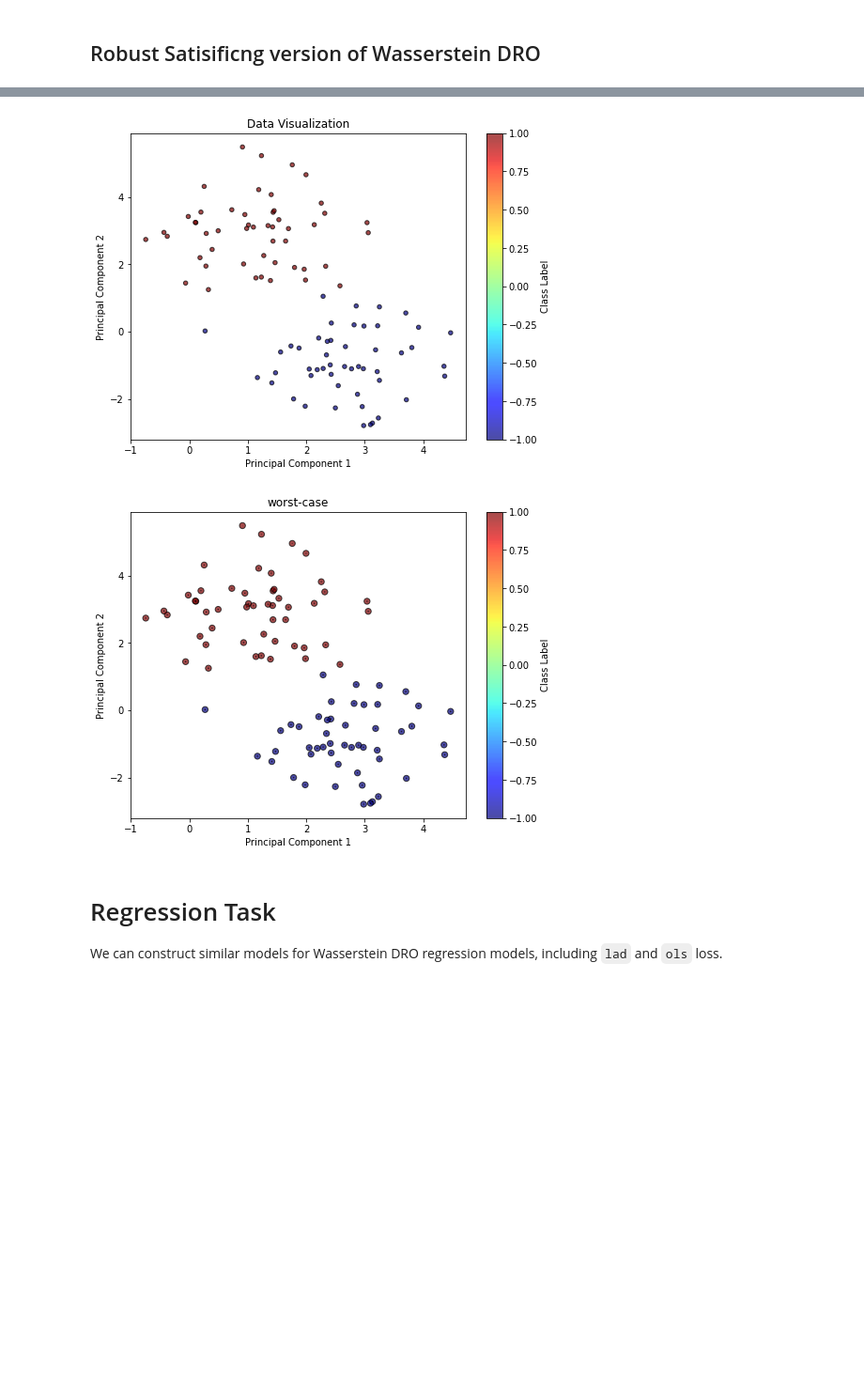
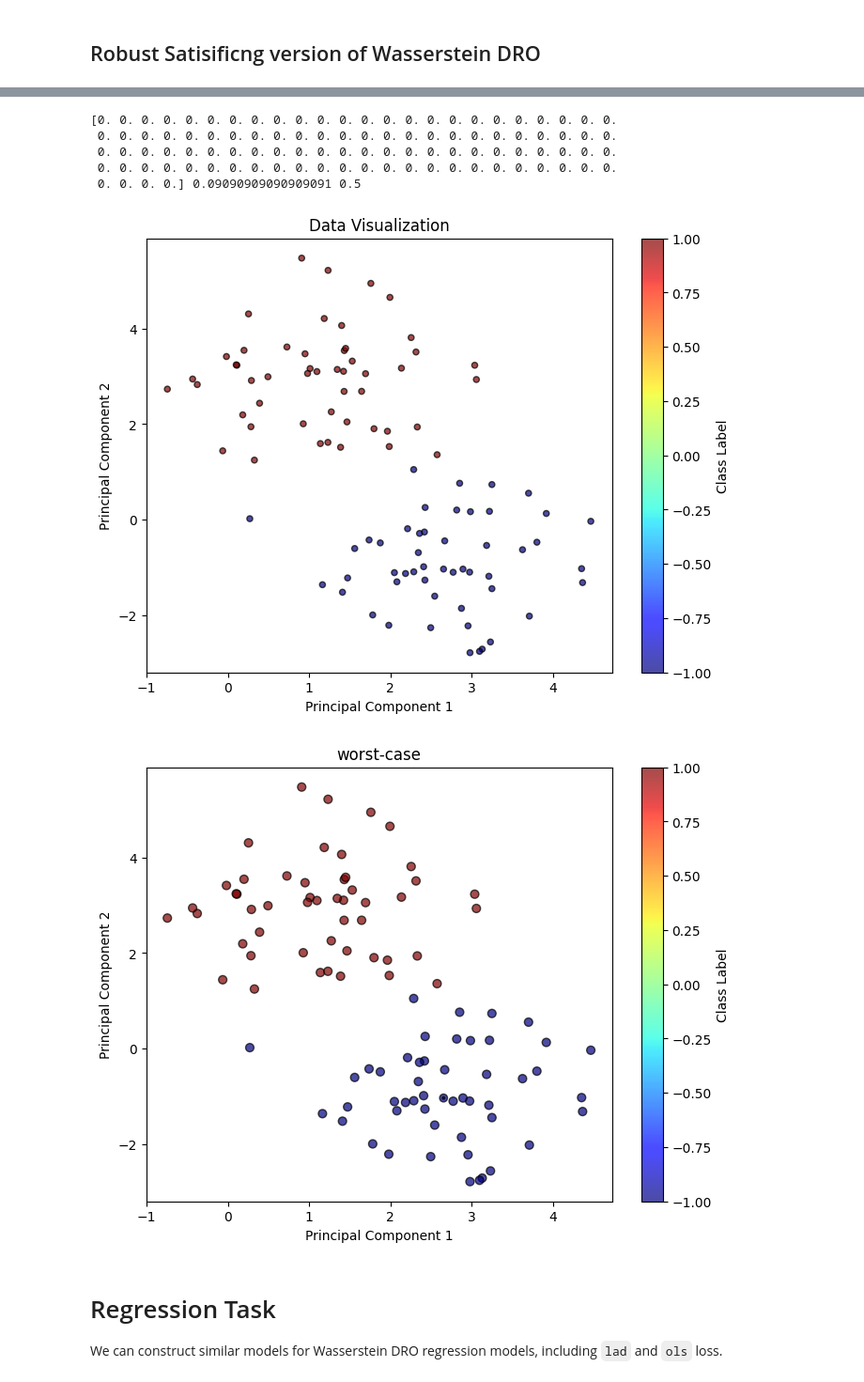
Before and after one commit to namkoong-lab/dro, a Jupyter notebook: docs/api/notebooks/WassersteinDRO_tutorial.ipynb, the cells around one changed output, grey strips where cells are left out. Shown at 94% size. Saved outputs shown, nothing was run; the diff lists cells and outputs as text; code cells hidden in the pictures; blank space fills up the shorter version.

```diff
--- a/docs/api/notebooks/WassersteinDRO_tutorial.ipynb
+++ b/docs/api/notebooks/WassersteinDRO_tutorial.ipynb
@@ -99,28 +66,27 @@ clf_model_rs.fit(X, y)
 # %%
-import numpy as np
-import os
-os.chdir('/Users/wty6162/Desktop/DRO_solver')
-from dro.src.linear_model.Wasserstein_DRO import *
-
-from dro.src.data.dataloader_regression import regression_basic
+from dro.src.linear_model.wasserstein_dro import *
 from dro.src.data.dataloader_classification import classification_basic
 from dro.src.data.draw_utils import draw_classification
 
 X, y = classification_basic(d = 2, num_samples = 100, radius = 3, visualize = False)
-# draw_classification(X, y, title = 'Raw Data')
 
 clf_model1 = WassersteinDRO(input_dim = 2, model_type = 'logistic')
 clf_model1.fit_intercept = False
 clf_model1.update({'eps': 1.5, 'p': 'inf', 'kappa': 10})
 clf_model1.fit(X, y)
 
-worst_case_log = clf_model1.worst_distribution(X, y, 1)
+worst_case_log = clf_model1.worst_distribution(X, y, 'asymp', 1)
 
 draw_classification(X, y)
 draw_classification(worst_case_log['sample_pts'][0], worst_case_log['sample_pts'][1], weight = worst_case_log['weight'], title = 'worst-case')
 # %% [output]
+[0. 0. 0. 0. 0. 0. 0. 0. 0. 0. 0. 0. 0. 0. 0. 0. 0. 0. 0. 0. 0. 0. 0. 0.
+ 0. 0. 0. 0. 0. 0. 0. 0. 0. 0. 0. 0. 0. 0. 0. 0. 0. 0. 0. 0. 0. 0. 0. 0.
+ 0. 0. 0. 0. 0. 0. 0. 0. 0. 0. 0. 0. 0. 0. 0. 0. 0. 0. 0. 0. 0. 0. 0. 0.
+ 0. 0. 0. 0. 0. 0. 0. 0. 0. 0. 0. 0. 0. 0. 0. 0. 0. 0. 0. 0. 0. 0. 0. 0.
+ 0. 0. 0. 0.] 0.09090909090909091 0.5
-[figure, old version]
+[figure, new version]
-[figure, old version]
+[figure, new version]
 # %% [markdown]
 # Regression Task
 We can construct similar models for Wasserstein DRO regression models, including ``lad`` and ``ols`` loss.
```
Also changed, not shown: parts of 9 cells of this notebook, 49 other files.
